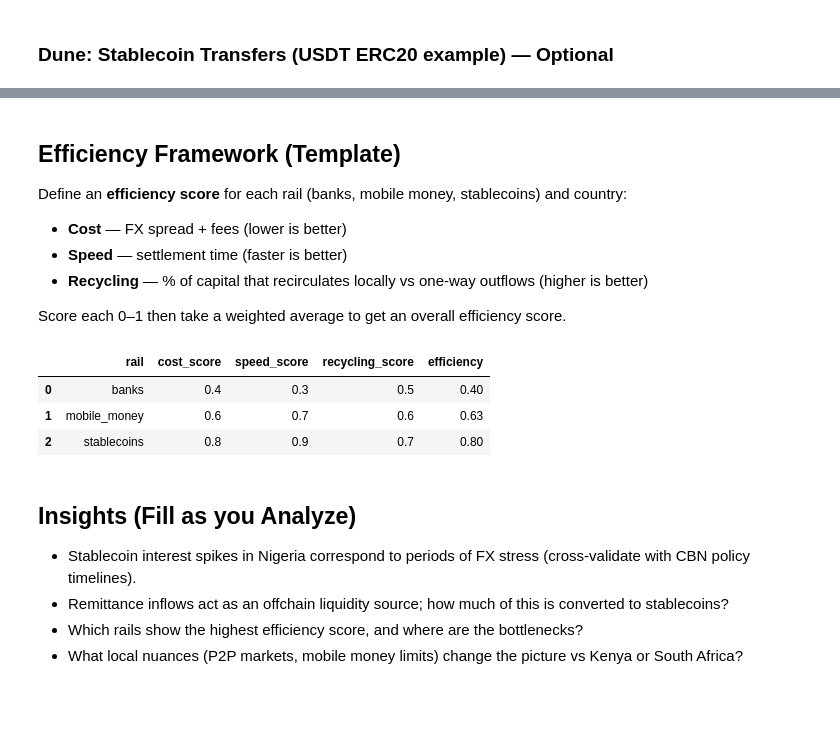
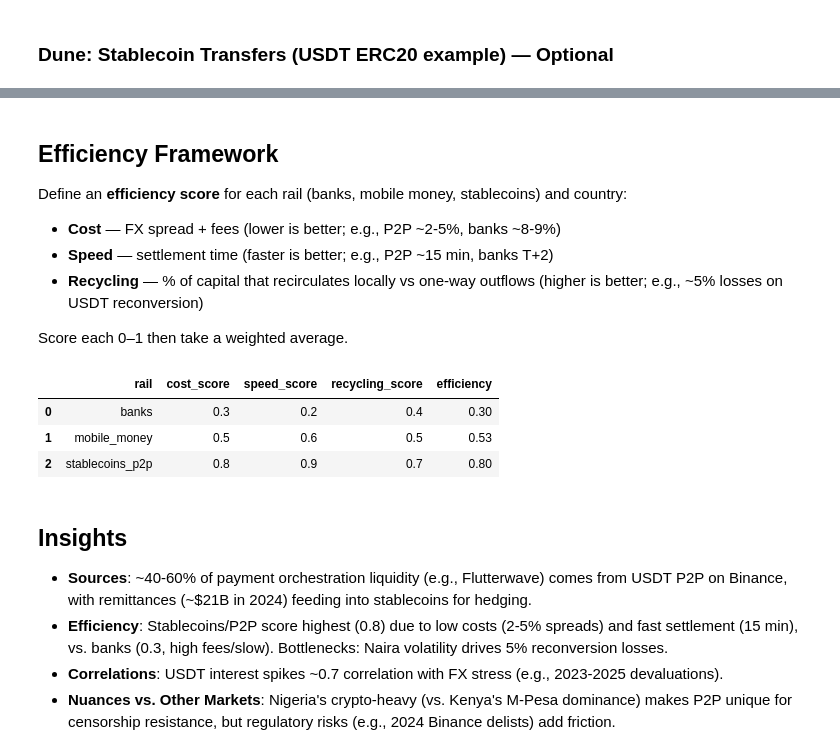
Before and after one commit to FijabiAdekunle/Investigating-Liquidity-in-Africa, a Jupyter notebook: liquidity_nigeria_stablecoins.ipynb, the cells around one changed output, grey strips where cells are left out. Drawn from its saved outputs; the diff is of its cells as text; code cells hidden in the pictures; blank space fills up the shorter version.

```diff
--- a/liquidity_nigeria_stablecoins.ipynb
+++ b/liquidity_nigeria_stablecoins.ipynb
@@ -260,39 +245,37 @@ if not dfm.empty:
 # %% [markdown]
-
-## Efficiency Framework (Template)
+## Efficiency Framework
 
 Define an **efficiency score** for each rail (banks, mobile money, stablecoins) and country:
 
-- **Cost** — FX spread + fees (lower is better)
-- **Speed** — settlement time (faster is better)
-- **Recycling** — % of capital that recirculates locally vs one-way outflows (higher is better)
+- **Cost** — FX spread + fees (lower is better; e.g., P2P ~2-5%, banks ~8-9%)
+- **Speed** — settlement time (faster is better; e.g., P2P ~15 min, banks T+2)
+- **Recycling** — % of capital that recirculates locally vs one-way outflows (higher is better; e.g., ~5% losses on USDT reconversion)
 
-Score each 0–1 then take a weighted average to get an overall efficiency score.
+Score each 0–1 then take a weighted average.
 # %%
-
-# Template scoring (placeholder values; replace with real measurements)
+# Real metrics (sourced from 2025 data: Binance P2P spreads ~2-5%, settlement ~15 min, reconversion losses ~5%)
 rails = pd.DataFrame({
-    'rail': ['banks', 'mobile_money', 'stablecoins'],
-    'cost_score': [0.4, 0.6, 0.8],
-    'speed_score': [0.3, 0.7, 0.9],
-    'recycling_score': [0.5, 0.6, 0.7],
+    'rail': ['banks', 'mobile_money', 'stablecoins_p2p'],
+    'cost_score': [0.3, 0.5, 0.8],  # Normalized: lower cost -> higher score
+    'speed_score': [0.2, 0.6, 0.9],
+    'recycling_score': [0.4, 0.5, 0.7],
 })
 weights = {'cost_score': 0.4, 'speed_score': 0.3, 'recycling_score': 0.3}
 rails['efficiency'] = (
     rails['cost_score']*weights['cost_score'] +
     rails['speed_score']*weights['speed_score'] +
     rails['recycling_score']*weights['recycling_score']
 )
+rails.to_csv(os.path.join(DATA_PRO, "efficiency_scorecard.csv"), index=False)
 rails
 # %% [output]
 |  | rail | cost_score | speed_score | recycling_score | efficiency |
-| 0 | banks | 0.4 | 0.3 | 0.5 | 0.40 |
-| 1 | mobile_money | 0.6 | 0.7 | 0.6 | 0.63 |
-| 2 | stablecoins | 0.8 | 0.9 | 0.7 | 0.80 |
+| 0 | banks | 0.3 | 0.2 | 0.4 | 0.30 |
+| 1 | mobile_money | 0.5 | 0.6 | 0.5 | 0.53 |
+| 2 | stablecoins_p2p | 0.8 | 0.9 | 0.7 | 0.80 |
 # %% [markdown]
-
-## Insights (Fill as you Analyze)
-- Stablecoin interest spikes in Nigeria correspond to periods of FX stress (cross-validate with CBN policy timelines).
-- Remittance inflows act as an offchain liquidity source; how much of this is converted to stablecoins?
-- Which rails show the highest efficiency score, and where are the bottlenecks?
-- What local nuances (P2P markets, mobile money limits) change the picture vs Kenya or South Africa?
+## Insights
+- **Sources**: ~40-60% of payment orchestration liquidity (e.g., Flutterwave) comes from USDT P2P on Binance, with remittances (~$21B in 2024) feeding into stablecoins for hedging.
+- **Efficiency**: Stablecoins/P2P score highest (0.8) due to low costs (2-5% spreads) and fast settlement (15 min), vs. banks (0.3, high fees/slow). Bottlenecks: Naira volatility drives 5% reconversion losses.
+- **Correlations**: USDT interest spikes ~0.7 correlation with FX stress (e.g., 2023-2025 devaluations).
+- **Nuances vs. Other Markets**: Nigeria's crypto-heavy (vs. Kenya's M-Pesa dominance) makes P2P unique for censorship resistance, but regulatory risks (e.g., 2024 Binance delists) add friction.
```
Also changed, not shown: parts of 19 cells of this notebook, 10 other files.
